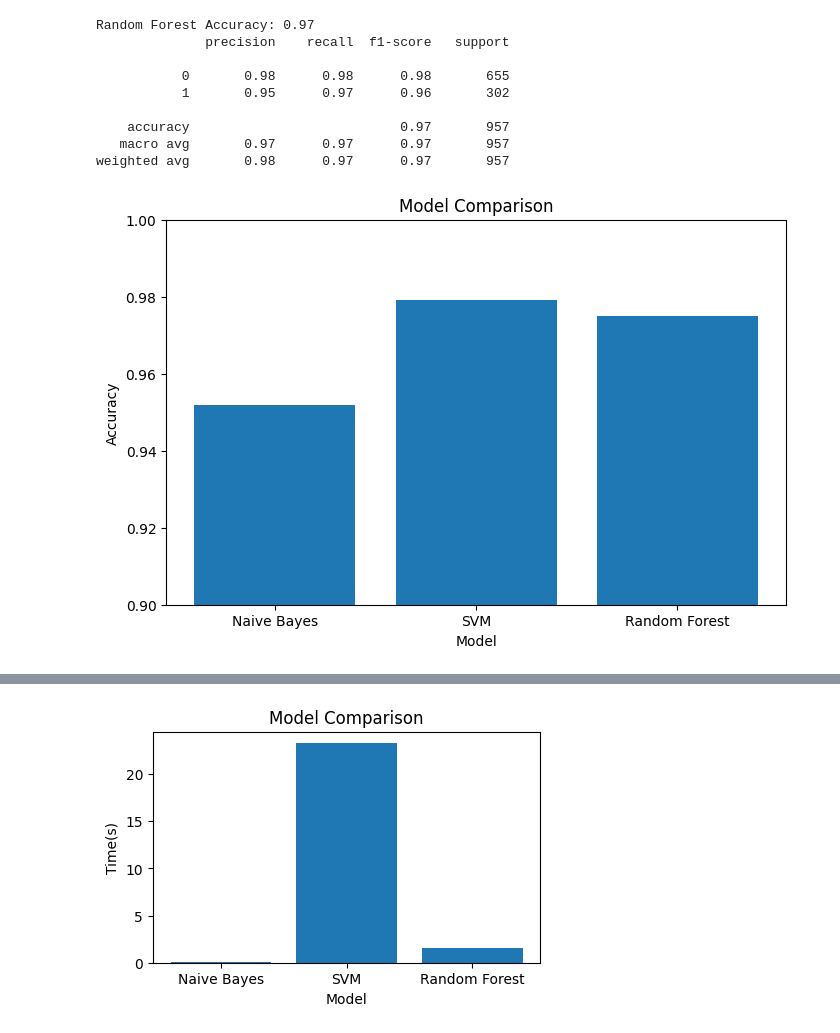
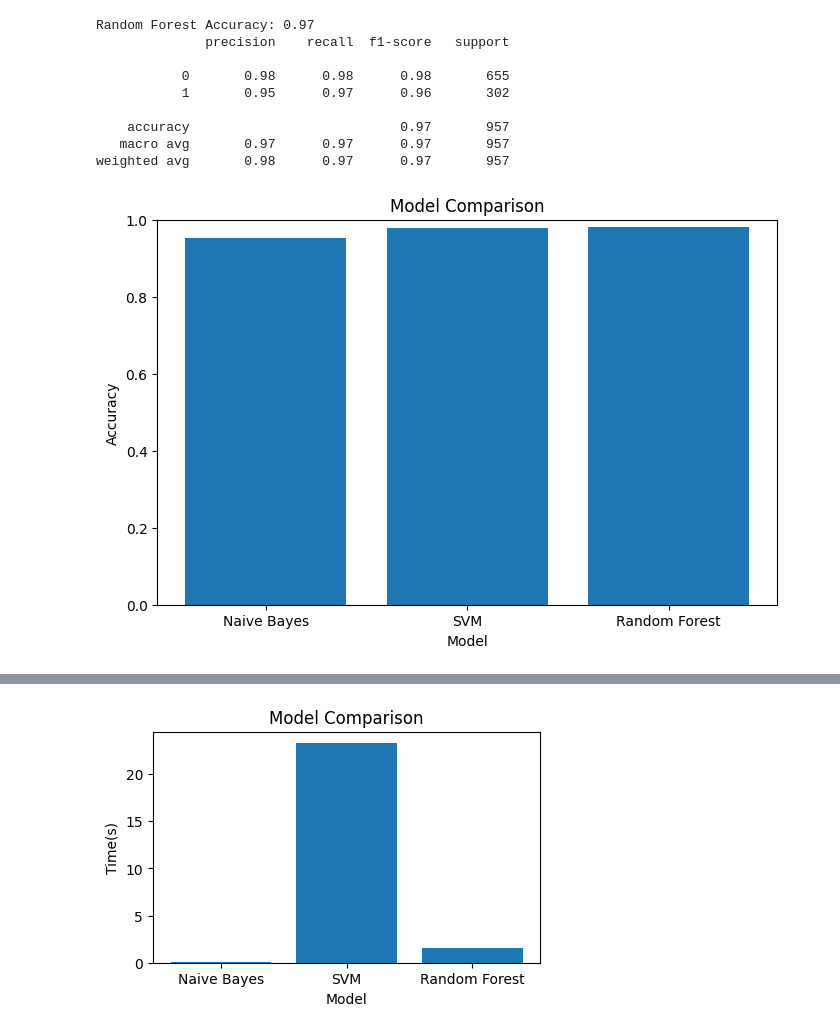
Before and after one commit to Tada-124880/CP_project, a Jupyter notebook: spamemail.ipynb, the cells around one changed output, grey strips where cells are left out. Cells and saved outputs as stored; diff of their text form; code cells hidden in the pictures.

```diff
--- a/spamemail.ipynb
+++ b/spamemail.ipynb
@@ -452,13 +452,13 @@ weighted avg       0.98      0.97      0.97       957
 # %%
 plt.figure(figsize=(8, 5))
 plt.bar(results_accuracy.keys(), results_accuracy.values())
 plt.title('Model Comparison')
 plt.xlabel('Model')
 plt.ylabel('Accuracy')
-plt.ylim(0.9, 1.0)
+plt.ylim(0.0, 1.0)
 plt.show()
 # %% [output]
-[figure, old version]
+[figure, new version]
 # %%
 plt.figure(figsize=(8, 5))
 plt.bar(results_f1_score.keys(), results_f1_score.values())
```
Also changed, not shown: parts of 7 cells of this notebook.
